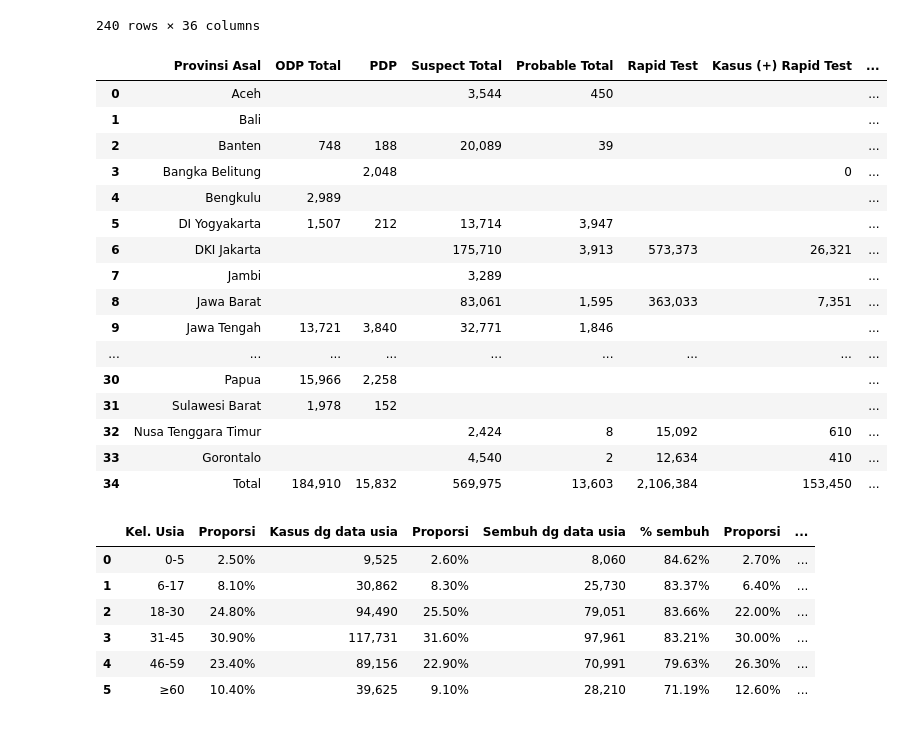
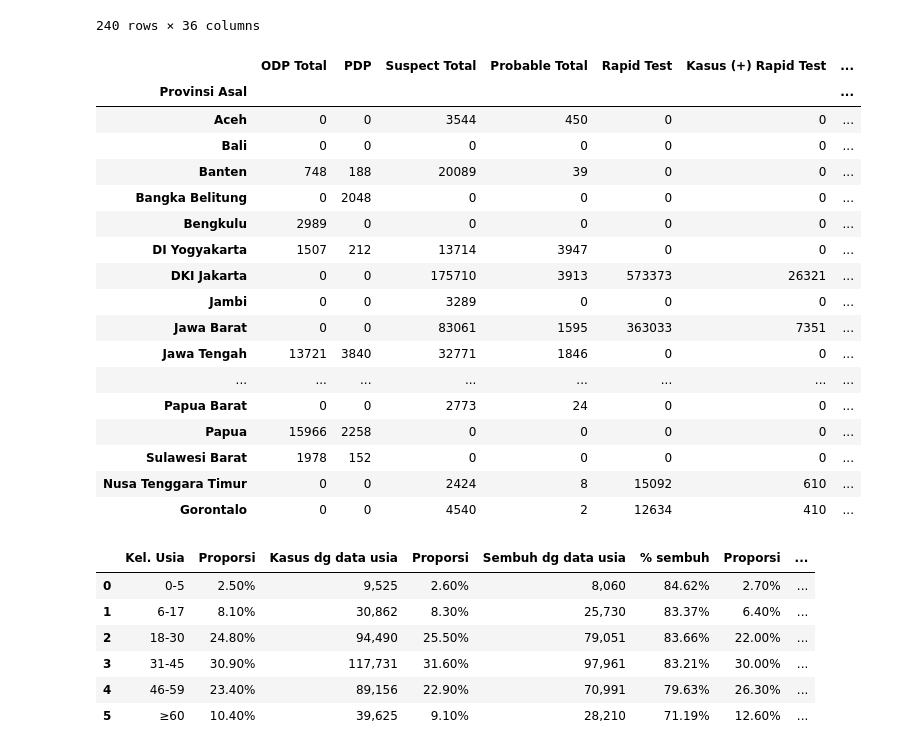
Before and after one commit to rahmalianto/Indonesian-Covid-Analysis, a Jupyter notebook: 1. Indonesian COVID19 Analysis - Load data.ipynb, the cells around one changed output. Saved outputs shown, nothing was run; the diff lists cells and outputs as text; code cells hidden in the pictures.

```diff
--- a/1. Indonesian COVID19 Analysis - Load data.ipynb
+++ b/1. Indonesian COVID19 Analysis - Load data.ipynb
@@ -84,33 +84,37 @@ df_statistics
 240 rows × 36 columns
 # %%
 # Province summary
-values = get_table('Kasus per Provinsi!A2:BC37')
+values = get_table('Kasus per Provinsi!A2:BC36')
 df_province_summary = pd.DataFrame(values[1:], columns=values[0])
 df_province_summary = df_province_summary.iloc[:,[18,21,25,31,35,39,40,41,42,43,44,45,46,47,48,49,50,51]]
+df_province_summary.iloc[:,1:] = df_province_summary.iloc[:,1:].apply(pd.to_numeric).fillna(0)
+df_province_summary.set_index('Provinsi Asal', inplace=True)
 
-outfile = open('pickle files/df_province_summary', 'wb')
-pickle.dump(df_province_summary, outfile)
-outfile.close()
+# outfile = open('files/df_province_summary', 'wb')
+# pickle.dump(df_province_summary, outfile)
+# outfile.close()
+df_province_summary.to_csv('files/df_province_summary.csv', sep=';')
 
 df_province_summary
 # %% [output]
-|  | Provinsi Asal | ODP Total | PDP | Suspect Total | Probable Total | Rapid Test | Kasus (+) Rapid Test | ... |
-| 0 | Aceh |  |  | 3,544 | 450 |  |  | ... |
-| 1 | Bali |  |  |  |  |  |  | ... |
-| 2 | Banten | 748 | 188 | 20,089 | 39 |  |  | ... |
-| 3 | Bangka Belitung |  | 2,048 |  |  |  | 0 | ... |
-| 4 | Bengkulu | 2,989 |  |  |  |  |  | ... |
-| 5 | DI Yogyakarta | 1,507 | 212 | 13,714 | 3,947 |  |  | ... |
-| 6 | DKI Jakarta |  |  | 175,710 | 3,913 | 573,373 | 26,321 | ... |
-| 7 | Jambi |  |  | 3,289 |  |  |  | ... |
-| 8 | Jawa Barat |  |  | 83,061 | 1,595 | 363,033 | 7,351 | ... |
-| 9 | Jawa Tengah | 13,721 | 3,840 | 32,771 | 1,846 |  |  | ... |
-| ... | ... | ... | ... | ... | ... | ... | ... | ... |
-| 30 | Papua | 15,966 | 2,258 |  |  |  |  | ... |
-| 31 | Sulawesi Barat | 1,978 | 152 |  |  |  |  | ... |
-| 32 | Nusa Tenggara Timur |  |  | 2,424 | 8 | 15,092 | 610 | ... |
-| 33 | Gorontalo |  |  | 4,540 | 2 | 12,634 | 410 | ... |
-| 34 | Total | 184,910 | 15,832 | 569,975 | 13,603 | 2,106,384 | 153,450 | ... |
+|  | ODP Total | PDP | Suspect Total | Probable Total | Rapid Test | Kasus (+) Rapid Test | ... |
+| Provinsi Asal |  |  |  |  |  |  | ... |
+| Aceh | 0 | 0 | 3544 | 450 | 0 | 0 | ... |
+| Bali | 0 | 0 | 0 | 0 | 0 | 0 | ... |
+| Banten | 748 | 188 | 20089 | 39 | 0 | 0 | ... |
+| Bangka Belitung | 0 | 2048 | 0 | 0 | 0 | 0 | ... |
+| Bengkulu | 2989 | 0 | 0 | 0 | 0 | 0 | ... |
+| DI Yogyakarta | 1507 | 212 | 13714 | 3947 | 0 | 0 | ... |
+| DKI Jakarta | 0 | 0 | 175710 | 3913 | 573373 | 26321 | ... |
+| Jambi | 0 | 0 | 3289 | 0 | 0 | 0 | ... |
+| Jawa Barat | 0 | 0 | 83061 | 1595 | 363033 | 7351 | ... |
+| Jawa Tengah | 13721 | 3840 | 32771 | 1846 | 0 | 0 | ... |
+| ... | ... | ... | ... | ... | ... | ... | ... |
+| Papua Barat | 0 | 0 | 2773 | 24 | 0 | 0 | ... |
+| Papua | 15966 | 2258 | 0 | 0 | 0 | 0 | ... |
+| Sulawesi Barat | 1978 | 152 | 0 | 0 | 0 | 0 | ... |
+| Nusa Tenggara Timur | 0 | 0 | 2424 | 8 | 15092 | 610 | ... |
+| Gorontalo | 0 | 0 | 4540 | 2 | 12634 | 410 | ... |
 # %%
 # Age group
 values = get_table('Tingkat Kematian!A4:L10')
```
Also changed, not shown: parts of 2 cells of this notebook, 18 other files.
